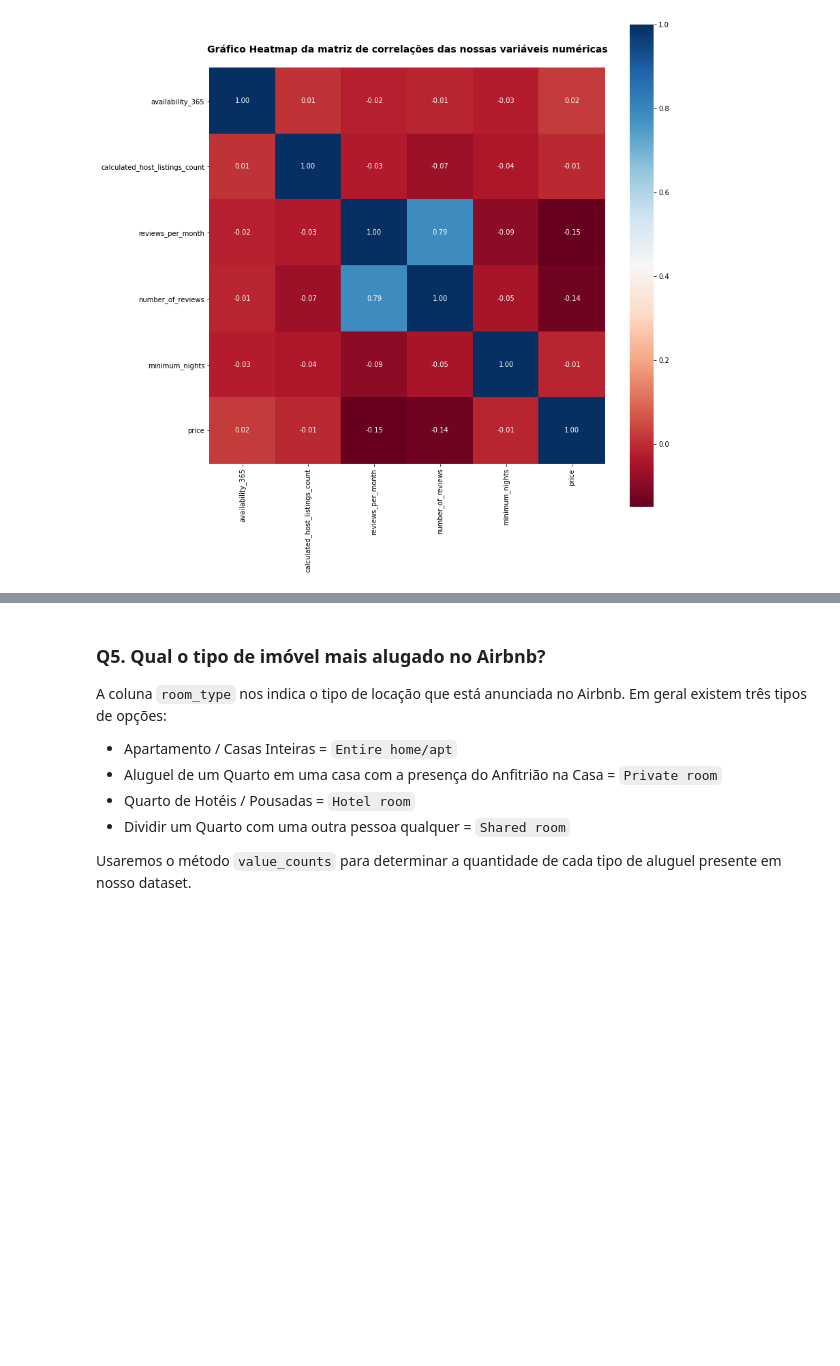
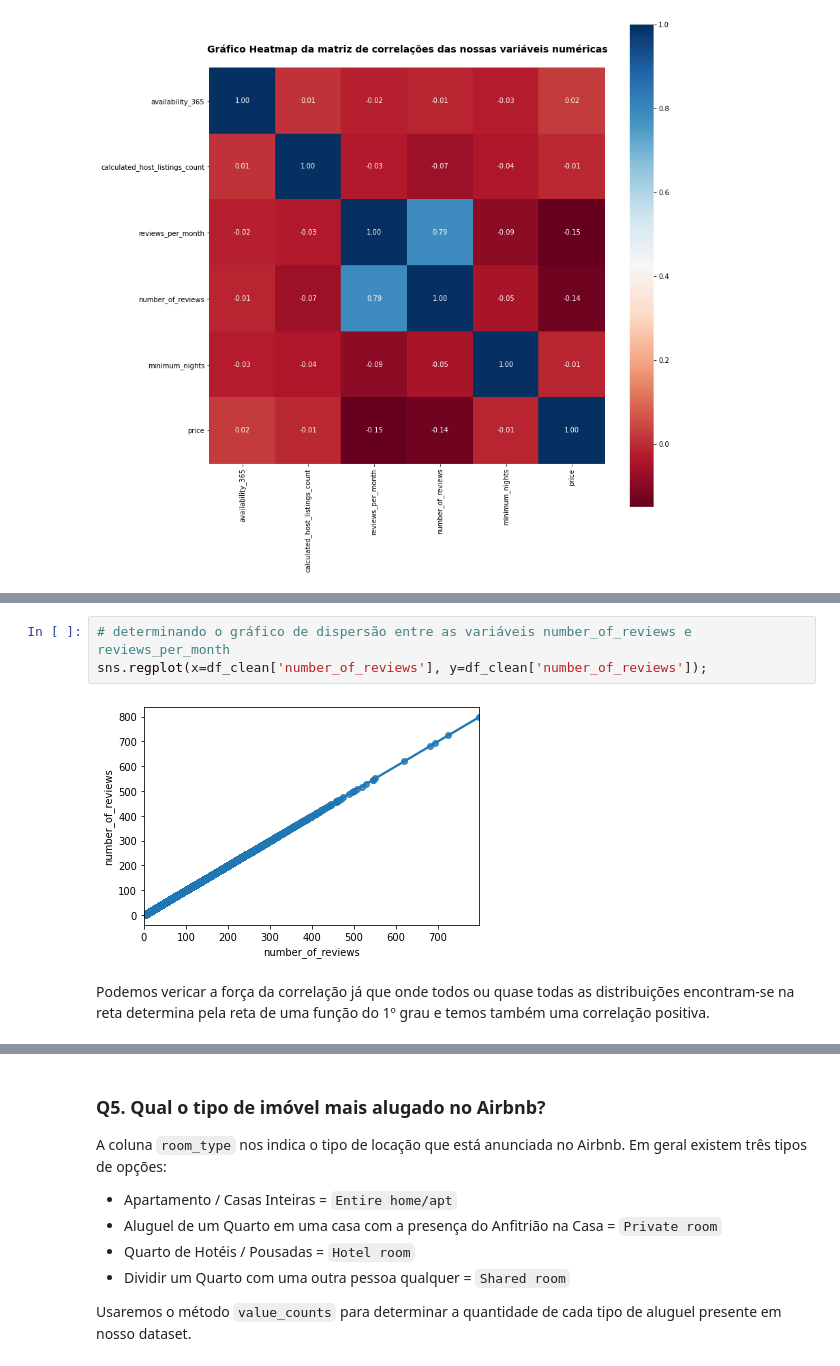
Before and after one commit to djanmagno/projetos_data_science, a Jupyter notebook: Analisando_os_Dados_do_Airbnb_Lisboa.ipynb, the cells around one changed output, grey strips where cells are left out. Saved outputs shown, nothing was run; the diff lists cells and outputs as text; blank space fills up the shorter version.

Commit message:
update README.md and Jupyter Notebook - Intro about Lisbon and Heatmap conclusion

```diff
--- a/Analisando_os_Dados_do_Airbnb_Lisboa.ipynb
+++ b/Analisando_os_Dados_do_Airbnb_Lisboa.ipynb
@@ -356,0 +401,7 @@ sns.heatmap(data=correlacao, cmap='RdBu', fmt='.2f', square=True, linecolor='whi
+# %%
+# determinando o gráfico de dispersão entre as variáveis number_of_reviews e reviews_per_month
+sns.regplot(x=df_clean['number_of_reviews'], y=df_clean['number_of_reviews']);
+# %% [output]
+[figure, added]
+# %% [markdown]
+Podemos vericar a força da correlação já que onde todos ou quase todas as distribuições encontram-se na reta determina pela reta de uma função do 1º grau e temos também uma correlação positiva.
```
Also changed, not shown: parts of 6 cells of this notebook, 2 other files.
